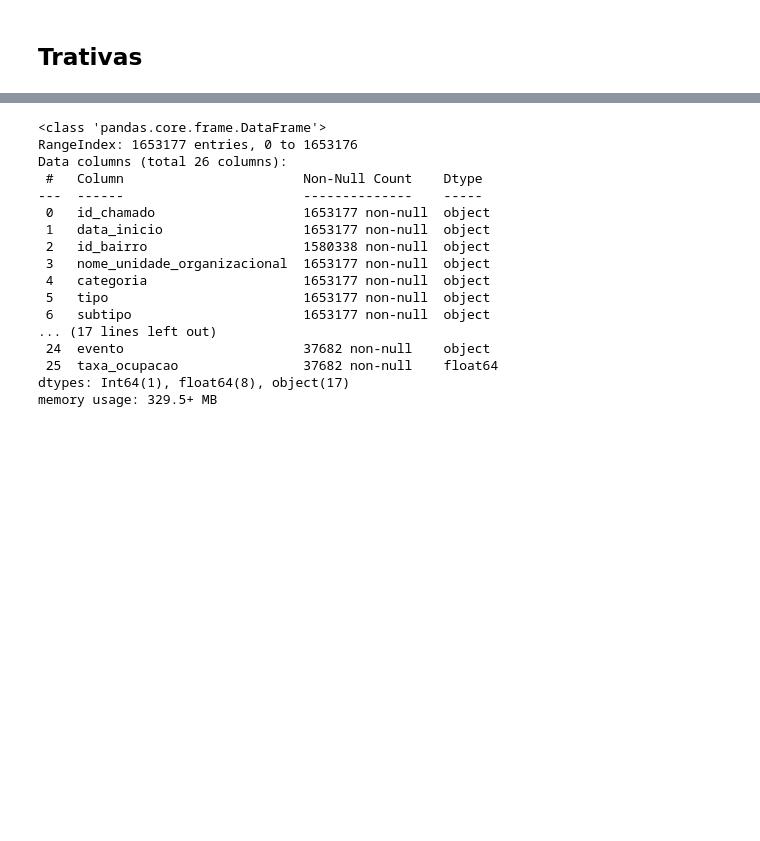
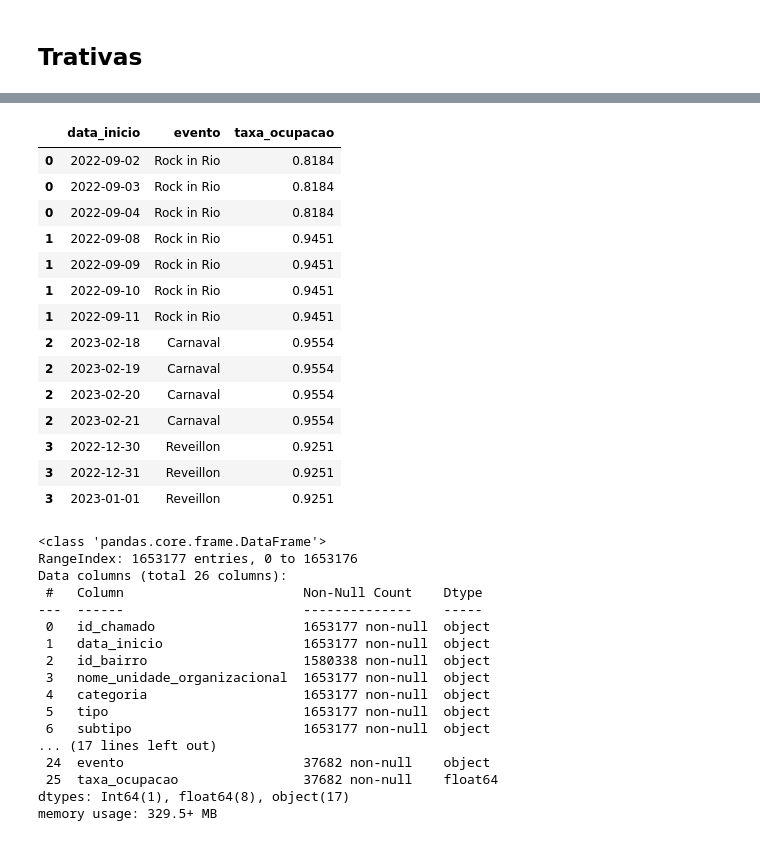
Before and after one commit to DS-Johnny/emd-desafio-junior-data-scientist, a Jupyter notebook: analise_python.ipynb, the cells around one changed output, grey strips where cells are left out. Drawn from its saved outputs; the diff is of its cells as text; code cells hidden in the pictures; blank space fills up the shorter version.

```diff
--- a/analise_python.ipynb
+++ b/analise_python.ipynb
@@ -86,3 +70,21 @@ ocup
+# %%
+df_explodido
+# %% [output]
+|  | data_inicio | evento | taxa_ocupacao |
+| 0 | 2022-09-02 | Rock in Rio | 0.8184 |
+| 0 | 2022-09-03 | Rock in Rio | 0.8184 |
+| 0 | 2022-09-04 | Rock in Rio | 0.8184 |
+| 1 | 2022-09-08 | Rock in Rio | 0.9451 |
+| 1 | 2022-09-09 | Rock in Rio | 0.9451 |
+| 1 | 2022-09-10 | Rock in Rio | 0.9451 |
+| 1 | 2022-09-11 | Rock in Rio | 0.9451 |
+| 2 | 2023-02-18 | Carnaval | 0.9554 |
+| 2 | 2023-02-19 | Carnaval | 0.9554 |
+| 2 | 2023-02-20 | Carnaval | 0.9554 |
+| 2 | 2023-02-21 | Carnaval | 0.9554 |
+| 3 | 2022-12-30 | Reveillon | 0.9251 |
+| 3 | 2022-12-31 | Reveillon | 0.9251 |
+| 3 | 2023-01-01 | Reveillon | 0.9251 |
 # %%
 merged.info()
 # %% [output]
```
Also changed, not shown: parts of 5 cells of this notebook, 7 other files.
